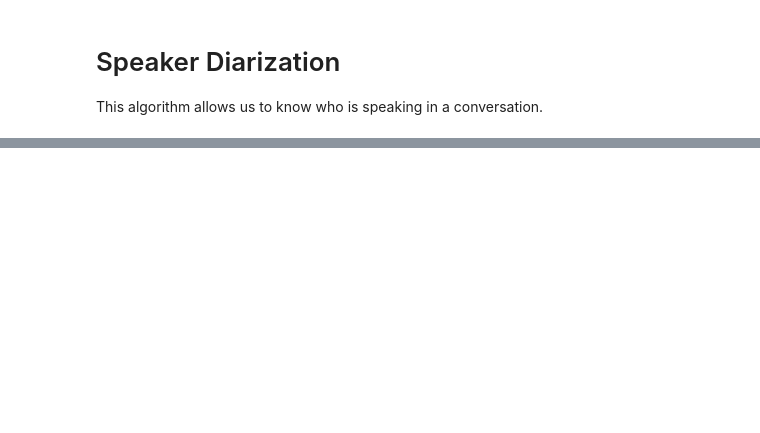
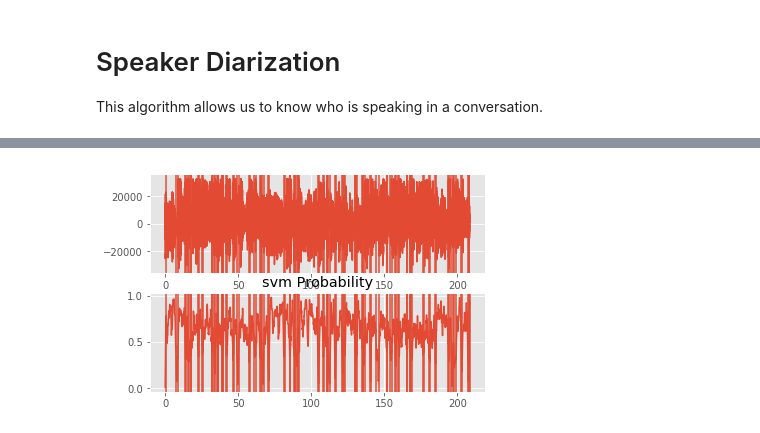
Before and after one commit to Kiwimaru/CS-590U---Final-Project, a Jupyter notebook: Conversation Analyzer.ipynb, the cells around one changed output, grey strips where cells are left out. Saved outputs shown, nothing was run; the diff lists cells and outputs as text; code cells hidden in the pictures; blank space fills up the shorter version.

```diff
--- a/Conversation Analyzer.ipynb
+++ b/Conversation Analyzer.ipynb
@@ -88,5 +0,0 @@ fs
-# %%
-speakers = audioSegmentation.speakerDiarization("Sinclair.wav", 2, plot_res=False)
-dataframe=pd.DataFrame(speakers, columns=['category'])
-dataframe["seconds"] = np.linspace(0,dataframe.shape[0]/5,dataframe.shape[0])
-dataframe.head()
@@ -116,0 +127,87 @@ print(svm.get_params())
+# %%
+# This function filters segments that's greater than 0.2 seconds.
+def filterLength(segments):
+    ls = []
+    for segment in segments:
+        if segment[1] - segment[0] > 0.2:
+            ls.append(segment)
+    return ls
+
+# Input: filename of an audio file
+# Output: Speaker Diarization Plot and returns a dataframe that holds information on speaker ID, segments, classifcation, and probability
+
+def phoneAnalyzer(filename):
+    #Obtain raw signal values from the audio file
+    [fs, x] = audioBasicIO.readAudioFile(filename)
+
+    # Convert stereo to mono since it's a wav file
+    x = audioBasicIO.stereo2mono(x)
+
+    # Obtain a dataframe on the speakers at each time step
+    dataframe = speakerDiarization(filename, plot = True)
+
+    # Obtain segments of time that are non-silent.
+    segments = audioSegmentation.silenceRemoval(x, fs, 0.020, 0.020, smoothWindow = 1, weight = 0.4, plot = True)
+    segments = filterLength(segments)
+
+    # Obtain segments of both silent and non-silent, sort it chronologically
+    segments = sorted(segments + getSilenceSegments(segments), key=lambda x: x[0])
+
+    startTime = []
+    endTime = []
+    speaker = []
+    classification = []
+
+    # Iterate through segments (Both silent and non-silent) obtained by silenceRemoval
+    for segment in segments:
+
+        # The portion of the raw data that is within the segment
+        windowSlice = x[int(fs * segment[0]):int(fs * segment[1])]
+
+        mt_win = 0.2
+        mt_step = 0.2
+        st_win = aT.shortTermWindow # 0.05
+        st_step = aT.shortTermStep # 0.05
+
+        # Load the trained SVM model
+        [classifier, MEAN, STD, classNames, mt_win, mt_step, st_win, st_step, compute_beat] = aT.load_model("svm")
+
+        # Obtain the midterm feature
+        [mt_term_feats, st_features, _] = audioFeatureExtraction.mtFeatureExtraction(windowSlice, fs, round(mt_win * fs), round(mt_step * fs), round(fs * st_win), round(fs * st_step))
+
+        # Long-term averaging
+        mt_term_feats = mt_term_feats.mean(axis=1)
+
+        # Normalizing by having a mean of 0 and a standard deviation of 1
+        curFV = (mt_term_feats - MEAN) / STD
+
+        # Predict the segment
+        R = classifier.predict(curFV.reshape(1,-1))[0]
+        P = classifier.predict_proba(curFV.reshape(1,-1))[0]
+
+        speakerID = int(dataframe[dataframe["seconds"] > segment[0]].iloc[0,0])
+
+        # If silent, classify it as silence
+        if speakerID == 0:
+            R = 3
+
+        print("Time (Seconds): ", round(segment[0], 1), round(segment[1], 1), "Speaker: ", speakerID, "Classification: ", R, "Probability: ", round(max(P), 2))
+
+        startTime.append(round(segment[0], 1))
+        endTime.append(round(segment[1], 1))
+        speaker.append(speakerID)
+        classification.append(R)
+
+    # Construct a dataframe
+    data = pd.DataFrame({'Start Time': startTime, 'End Time': endTime, 'Speaker': speaker, 'Classification': classification})
+
+    # Include Duration as another column
+    data['Duration'] = data['End Time'] - data['Start Time']
+
+    #Reordering the columns
+    data = data[["Speaker", "Start Time", "End Time", "Duration", "Classification"]]
+
+    return data
+
+data = phoneAnalyzer("Sinclair.wav")
+# %% [output]
@@ -116,0 +215 @@ print(svm.get_params())
+[figure, added]
```
Also changed, not shown: parts of 34 cells of this notebook, 1 other file.
